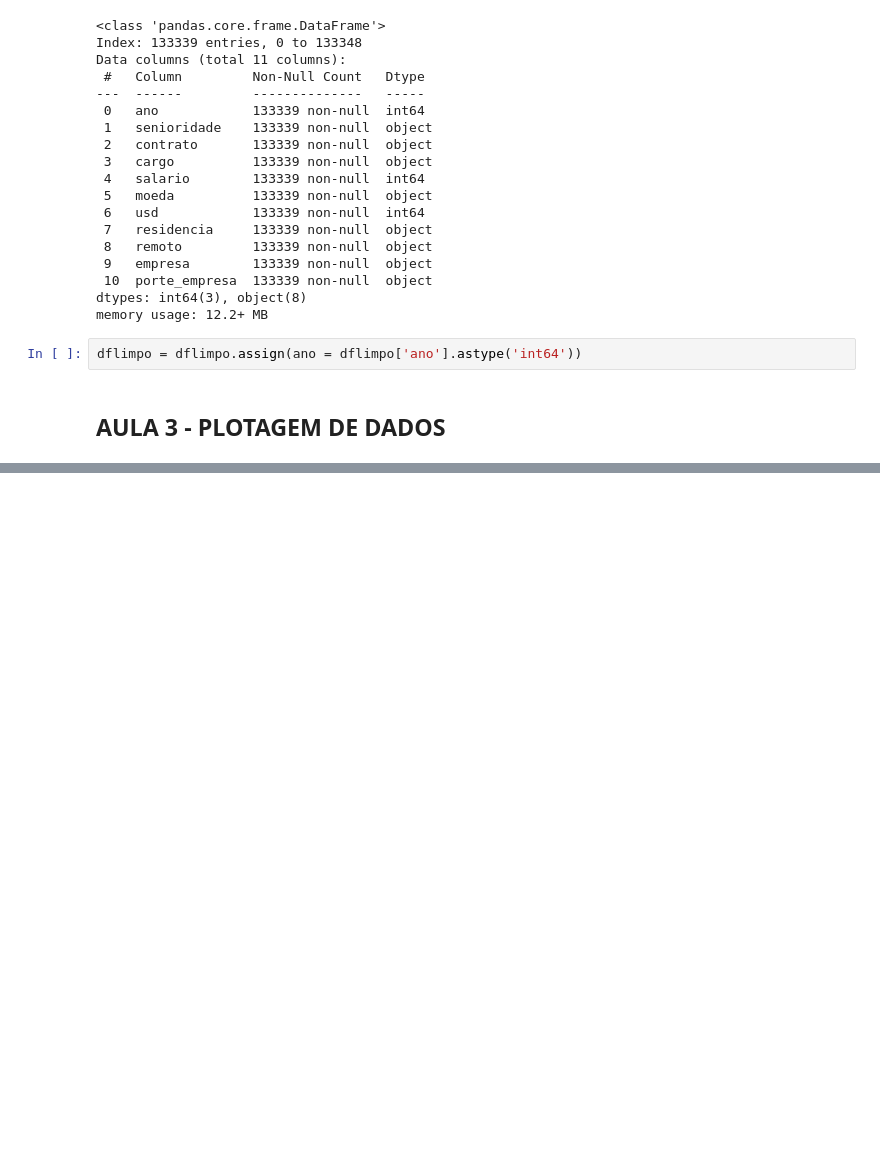
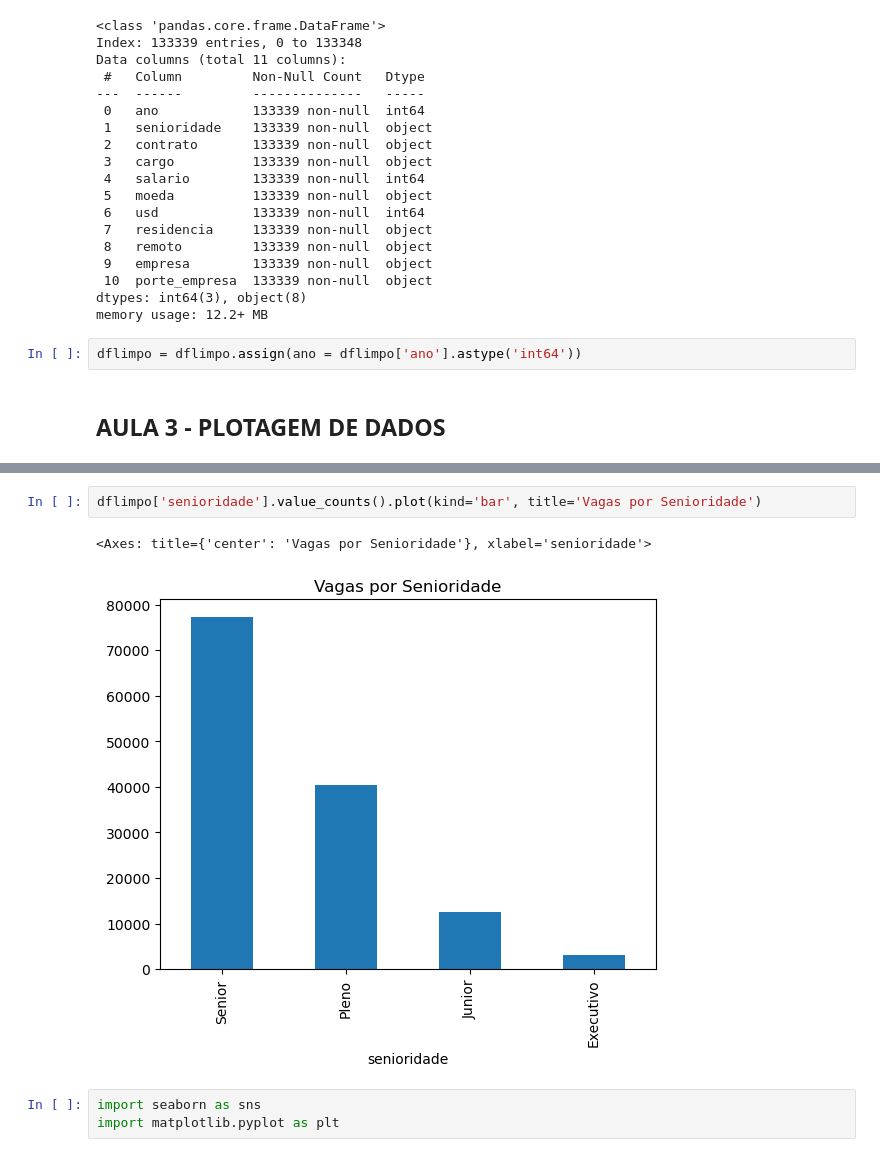
Before and after one commit to Jneliorr/imersao_dados, a Jupyter notebook: imersãoAlura.ipynb, the cells around one changed output, grey strips where cells are left out. Cells and saved outputs as stored; diff of their text form; blank space fills up the shorter version.

```diff
--- a/imersãoAlura.ipynb
+++ b/imersãoAlura.ipynb
@@ -341,0 +351,8 @@ dflimpo = dflimpo.assign(ano = dflimpo['ano'].astype('int64'))
+# %%
+dflimpo['senioridade'].value_counts().plot(kind='bar', title='Vagas por Senioridade')
+# %% [output]
+<Axes: title={'center': 'Vagas por Senioridade'}, xlabel='senioridade'>
+[figure, added]
+# %%
+import seaborn as sns
+import matplotlib.pyplot as plt
```
Also changed, not shown: parts of 5 cells of this notebook.
